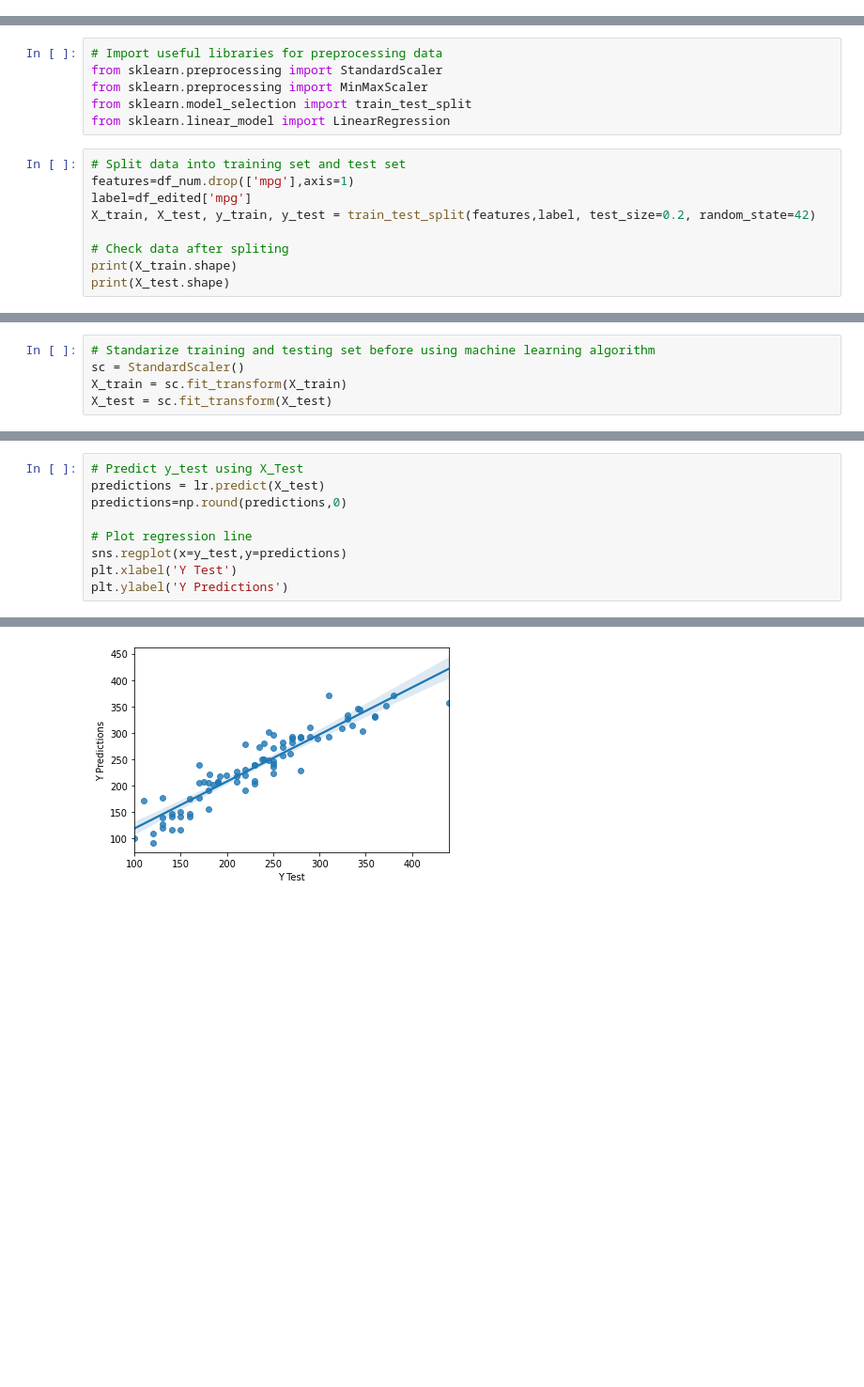
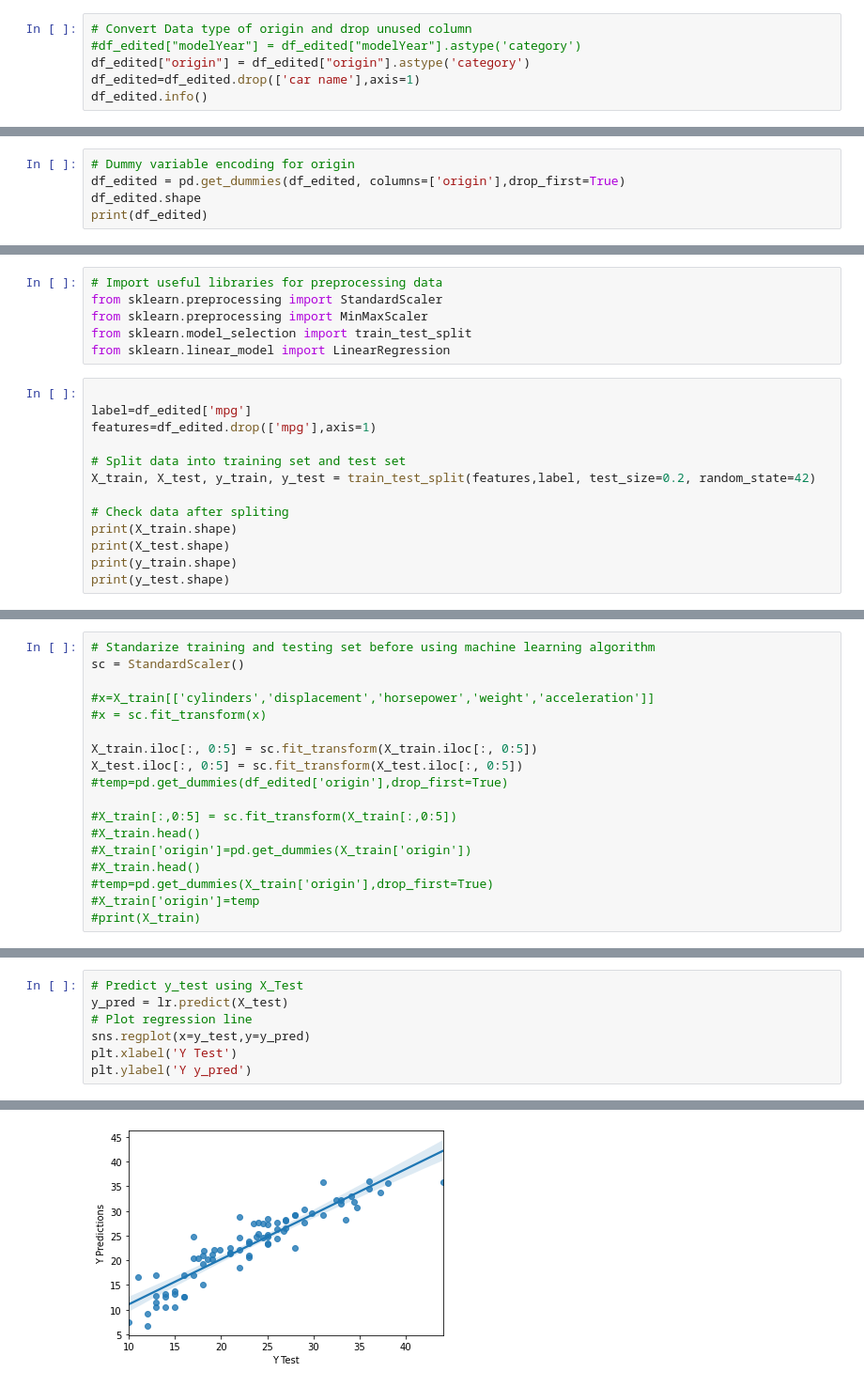
Before and after one commit to VinhQuocTran/PortfolioProjects, a Jupyter notebook: Car Fuel Prediction - Machine Learning using Python/Car fuel prediction.ipynb, the cells around one changed output, grey strips where cells are left out. Shown: that part at 94% size. Saved outputs shown, nothing was run; the diff lists cells and outputs as text; blank space fills up the shorter version.

```diff
--- a/Car Fuel Prediction - Machine Learning using Python/Car fuel prediction.ipynb
+++ b/Car Fuel Prediction - Machine Learning using Python/Car fuel prediction.ipynb
@@ -56,3 +59,9 @@ dtype: int64
 # Fill missing value in horsepower with mean
 df_edited=df
 df_edited['horsepower'].fillna((df_edited['horsepower'].mean()), inplace=True)
+# %%
+# Convert Data type of origin and drop unused column
+#df_edited["modelYear"] = df_edited["modelYear"].astype('category')
+df_edited["origin"] = df_edited["origin"].astype('category')
+df_edited=df_edited.drop(['car name'],axis=1)
+df_edited.info()
@@ -130,0 +156,5 @@ origin            0.085641   0.180662  1.000000
+# %%
+# Dummy variable encoding for origin
+df_edited = pd.get_dummies(df_edited, columns=['origin'],drop_first=True)
+df_edited.shape
+print(df_edited)
@@ -135,12 +183,16 @@ from sklearn.preprocessing import MinMaxScaler
 from sklearn.model_selection import train_test_split
 from sklearn.linear_model import LinearRegression
 # %%
+
+label=df_edited['mpg']
+features=df_edited.drop(['mpg'],axis=1)
+
 # Split data into training set and test set
-features=df_num.drop(['mpg'],axis=1)
-label=df_edited['mpg']
 X_train, X_test, y_train, y_test = train_test_split(features,label, test_size=0.2, random_state=42)
 
 # Check data after spliting
 print(X_train.shape)
 print(X_test.shape)
+print(y_train.shape)
+print(y_test.shape)
 # %% [output]
@@ -149,5 +203,18 @@ print(X_test.shape)
 # %%
 # Standarize training and testing set before using machine learning algorithm
 sc = StandardScaler()
-X_train = sc.fit_transform(X_train)
-X_test = sc.fit_transform(X_test)
+
+#x=X_train[['cylinders','displacement','horsepower','weight','acceleration']]
+#x = sc.fit_transform(x)
+
+X_train.iloc[:, 0:5] = sc.fit_transform(X_train.iloc[:, 0:5])
+X_test.iloc[:, 0:5] = sc.fit_transform(X_test.iloc[:, 0:5])
+#temp=pd.get_dummies(df_edited['origin'],drop_first=True)
+
+#X_train[:,0:5] = sc.fit_transform(X_train[:,0:5])
+#X_train.head()
+#X_train['origin']=pd.get_dummies(X_train['origin'])
+#X_train.head()
+#temp=pd.get_dummies(X_train['origin'],drop_first=True)
+#X_train['origin']=temp
+#print(X_train)
@@ -164,13 +242,11 @@ Intercept :  236.08176100628936
 # %%
 # Predict y_test using X_Test
-predictions = lr.predict(X_test)
-predictions=np.round(predictions,0)
-
+y_pred = lr.predict(X_test)
 # Plot regression line
-sns.regplot(x=y_test,y=predictions)
+sns.regplot(x=y_test,y=y_pred)
 plt.xlabel('Y Test')
-plt.ylabel('Y Predictions')
+plt.ylabel('Y y_pred')
 # %% [output]
 Text(0, 0.5, 'Y Predictions')
-[figure, old version]
+[figure, new version]
 # %%
```
Also changed, not shown: parts of 14 cells of this notebook.
